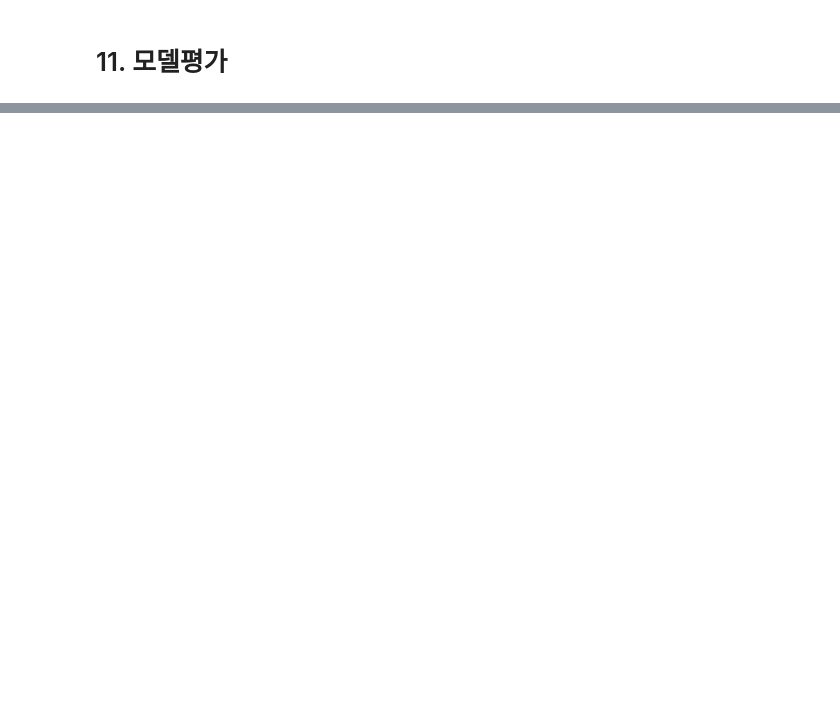
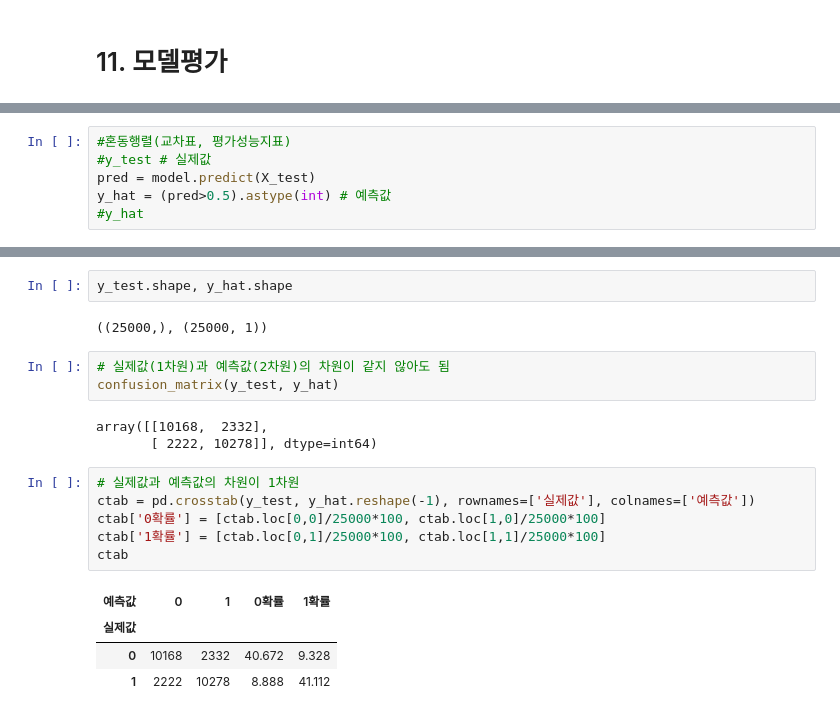
Before and after one commit to drose14789/ai, a Jupyter notebook: source/07_자연어처리/ch5_Lstm(영화평감상분석).ipynb, the cells around one changed output, grey strips where cells are left out. Cells and saved outputs as stored; diff of their text form; blank space fills up the shorter version.

```diff
--- a/source/07_자연어처리/ch5_Lstm(영화평감상분석).ipynb
+++ b/source/07_자연어처리/ch5_Lstm(영화평감상분석).ipynb
@@ -279,0 +309,6 @@ test의 데이터 정확도: 0.8000800013542175
+# %%
+#혼동행렬(교차표, 평가성능지표)
+#y_test # 실제값
+pred = model.predict(X_test)
+y_hat = (pred>0.5).astype(int) # 예측값
+#y_hat
@@ -279,0 +324,21 @@ test의 데이터 정확도: 0.8000800013542175
+# %%
+y_test.shape, y_hat.shape
+# %% [output]
+((25000,), (25000, 1))
+# %%
+# 실제값(1차원)과 예측값(2차원)의 차원이 같지 않아도 됨
+confusion_matrix(y_test, y_hat)
+# %% [output]
+array([[10168,  2332],
+       [ 2222, 10278]], dtype=int64)
+# %%
+# 실제값과 예측값의 차원이 1차원
+ctab = pd.crosstab(y_test, y_hat.reshape(-1), rownames=['실제값'], colnames=['예측값'])
+ctab['0확률'] = [ctab.loc[0,0]/25000*100, ctab.loc[1,0]/25000*100]
+ctab['1확률'] = [ctab.loc[0,1]/25000*100, ctab.loc[1,1]/25000*100]
+ctab
+# %% [output]
+| 예측값 | 0 | 1 | 0확률 | 1확률 |
+| 실제값 |  |  |  |  |
+| 0 | 10168 | 2332 | 40.672 | 9.328 |
+| 1 | 2222 | 10278 | 8.888 | 41.112 |
```
Also changed, not shown: parts of 24 cells of this notebook, 5 other files.
